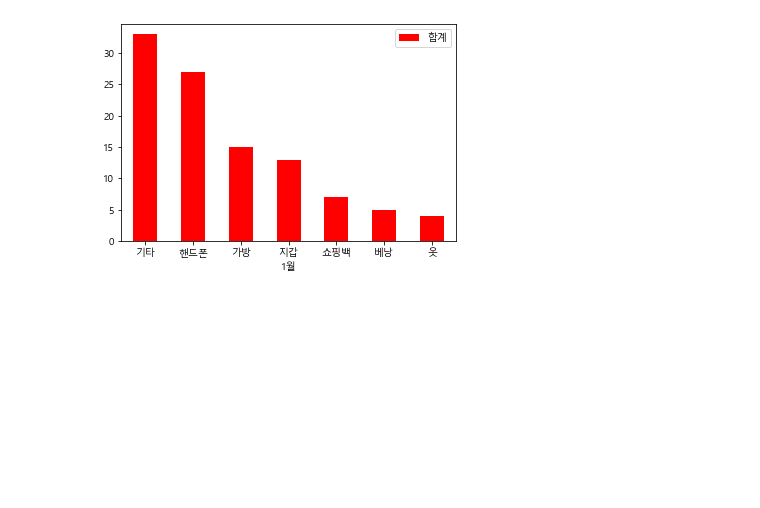
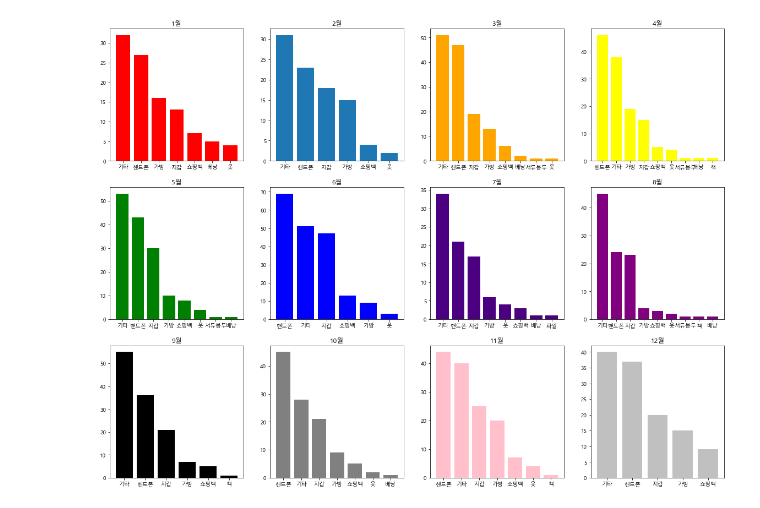
Before and after one commit to haminnn/jupyter, a Jupyter notebook: python/project/taxi_hamin.ipynb, the cells around one changed output. Saved outputs shown, nothing was run; the diff lists cells and outputs as text; code cells hidden in the pictures; blank space fills up the shorter version.

```diff
--- a/python/project/taxi_hamin.ipynb
+++ b/python/project/taxi_hamin.ipynb
@@ -9,8 +23,10 @@ plt.rcParams['axes.unicode_minus'] = False
 # %%
-a = cv_test.sort_values(by = '등록일자', ascending = False)
+a = cv_test.sort_values(by = '등록일자', ascending = False) #등록일자 기준으로 내림차순 정렬
+a = a.dropna()
 # %%
-b = pd.DataFrame(a, columns = ['등록일자', '분실물종류'])
-b = b.reset_index()
+b = pd.DataFrame(a, columns = ['등록일자', '분실물종류']) #등록일자와 분실물종류만 추출해서 b에 저장
+b = b.reset_index() #등록일자기준으로 내림차순되어있는 데이터프레임은 인덱스번호가 뒤죽박죽이기에 리셋시킴
 num = pd.DataFrame({ 'Num' : range(1, 275522)})
-c = pd.concat([num, b], axis=1)
-d = pd.DataFrame(c, columns = ['Num','등록일자','분실물종류'])
+c = pd.concat([num, b], axis=1) #컬럼명은 Num이고 1부터 275521까지 적혀있는 데이터프레임과 b의 데이터프레임을 옆으(가로)로 합치고 c에 저장
+d = pd.DataFrame(c, columns = ['Num','등록일자','분실물종류']) #대괄호 안에있는 컬럼명만 빼서 d에 저장
+d = d.dropna()
@@ -21,44 +114,40 @@ d = pd.DataFrame(c, columns = ['Num','등록일자','분실물종류'])
 # %%
-years = d.loc[0:1520]
-January = d.loc[1435:1538]
-February = d.loc[1342:1434]
-March = d.loc[1202:1341]
-April = d.loc[1072:1201]
-May = d.loc[922:1071]
-June = d.loc[730:921]
-July = d.loc[643:729]
-August = d.loc[539:642]
-September = d.loc[414:538]
-October = d.loc[303:413]
-November =  d.loc[162:302]
-December = d.loc[0:161]
+plt.subplot(3, 4, 1)
+plt.bar(January_df['1월'],January_df['합계'], color = 'red')
+plt.title("1월")
 
-###월별 분실물종류별 합계
-January_df = January['분실물종류'].value_counts().rename_axis('1월').reset_index(name='합계')
-February_df = February['분실물종류'].value_counts().rename_axis('2월').reset_index(name='합계')
-March_df = March['분실물종류'].value_counts().rename_axis('3월').reset_index(name='합계')
-April_df = April['분실물종류'].value_counts().rename_axis('4월').reset_index(name='합계')
-May_df = May['분실물종류'].value_counts().rename_axis('5월').reset_index(name='합계')
-June_df = June['분실물종류'].value_counts().rename_axis('6월').reset_index(name='합계')
-July_df = July['분실물종류'].value_counts().rename_axis('7월').reset_index(name='합계')
-August_df = August['분실물종류'].value_counts().rename_axis('8월').reset_index(name='합계')
-September_df = September['분실물종류'].value_counts().rename_axis('9월').reset_index(name='합계')
-October_df = October['분실물종류'].value_counts().rename_axis('10월').reset_index(name='합계')
-November_df = November['분실물종류'].value_counts().rename_axis('11월').reset_index(name='합계')
-December_df = December['분실물종류'].value_counts().rename_axis('12월').reset_index(name='합계')
-years_df = years['분실물종류'].value_counts().rename_axis('1년').reset_index(name='합계')
-###월별 분실물종류별 합계 막대그래프
-January_df.plot.bar(x='1월', y='합계', rot=0, color = 'red')
-February_df.plot.bar(x='2월', y='합계', rot=0, color = 'orange')
-March_df.plot.bar(x='3월', y='합계', rot=0, color = 'yellow')
-April_df.plot.bar(x='4월', y='합계', rot=0, color = 'green')
-May_df.plot.bar(x='5월', y='합계', rot=0, color = 'blue')
-June_df.plot.bar(x='6월', y='합계', rot=0, color = 'indigo')
-July_df.plot.bar(x='7월', y='합계', rot=0, color = 'purple')
-August_df.plot.bar(x='8월', y='합계', rot=0, color = 'black')
-September_df.plot.bar(x='9월', y='합계', rot=0, color = 'gray')
-October_df.plot.bar(x='10월', y='합계', rot=0)
-November_df.plot.bar(x='11월', y='합계', rot=0, color = 'pink')
-December_df.plot.bar(x='12월', y='합계', rot=0, color = 'silver')
-years_df.plot.bar(x='1년', y='합계', rot=0, color = 'silver')
+plt.subplot(3, 4, 2)
+plt.bar(February_df['2월'],February_df['합계'])
+plt.title("2월")
+plt.subplot(3, 4, 3)
+plt.bar(March_df['3월'],March_df['합계'], color = 'orange')
+plt.title("3월")
+plt.subplot(3, 4, 4)
+plt.bar(April_df['4월'],April_df['합계'], color = 'yellow')
+plt.title("4월")
+plt.subplot(3, 4, 5)
+plt.bar(May_df['5월'],May_df['합계'], color = 'green')
+plt.title("5월")
+plt.subplot(3, 4, 6)
+plt.bar(June_df['6월'],June_df['합계'], color = 'blue')
+plt.title("6월")
+plt.subplot(3, 4, 7)
+plt.bar(July_df['7월'],July_df['합계'], color = 'indigo')
+plt.title("7월")
+plt.subplot(3, 4, 8)
+plt.bar(August_df['8월'],August_df['합계'], color = 'purple')
+plt.title("8월")
+plt.subplot(3, 4, 9)
+plt.bar(September_df['9월'],September_df['합계'], color = 'black')
+plt.title("9월")
+plt.subplot(3, 4, 10)
+plt.bar(October_df['10월'],October_df['합계'], color = 'gray')
+plt.title("10월")
+plt.subplot(3, 4, 11)
+plt.bar(November_df['11월'],November_df['합계'], color = 'pink')
+plt.title("11월")
+plt.subplot(3, 4, 12)
+plt.bar(December_df['12월'],December_df['합계'], color = 'silver')
+plt.title("12월")
+plt.show()
 # %% [output]
@@ -66 +154 @@ years_df.plot.bar(x='1년', y='합계', rot=0, color = 'silver')
-[figure, old version]
+[figure, new version]
```
Also changed, not shown: parts of 23 cells of this notebook.
